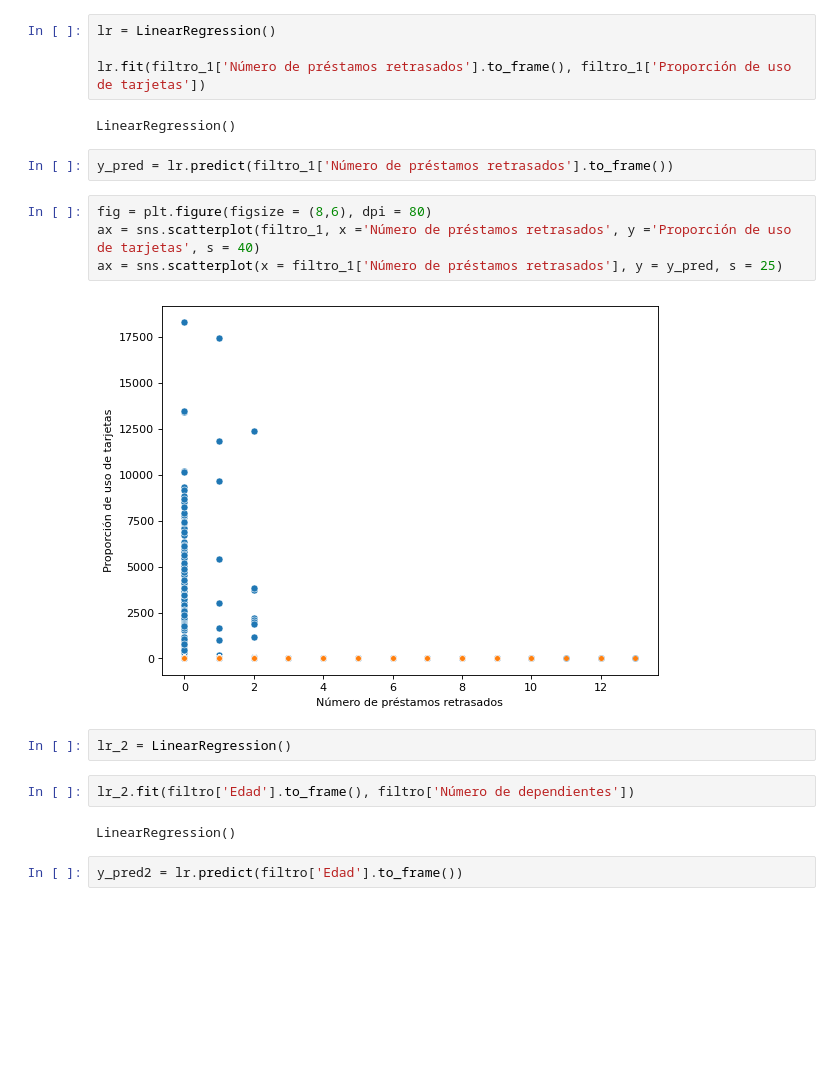
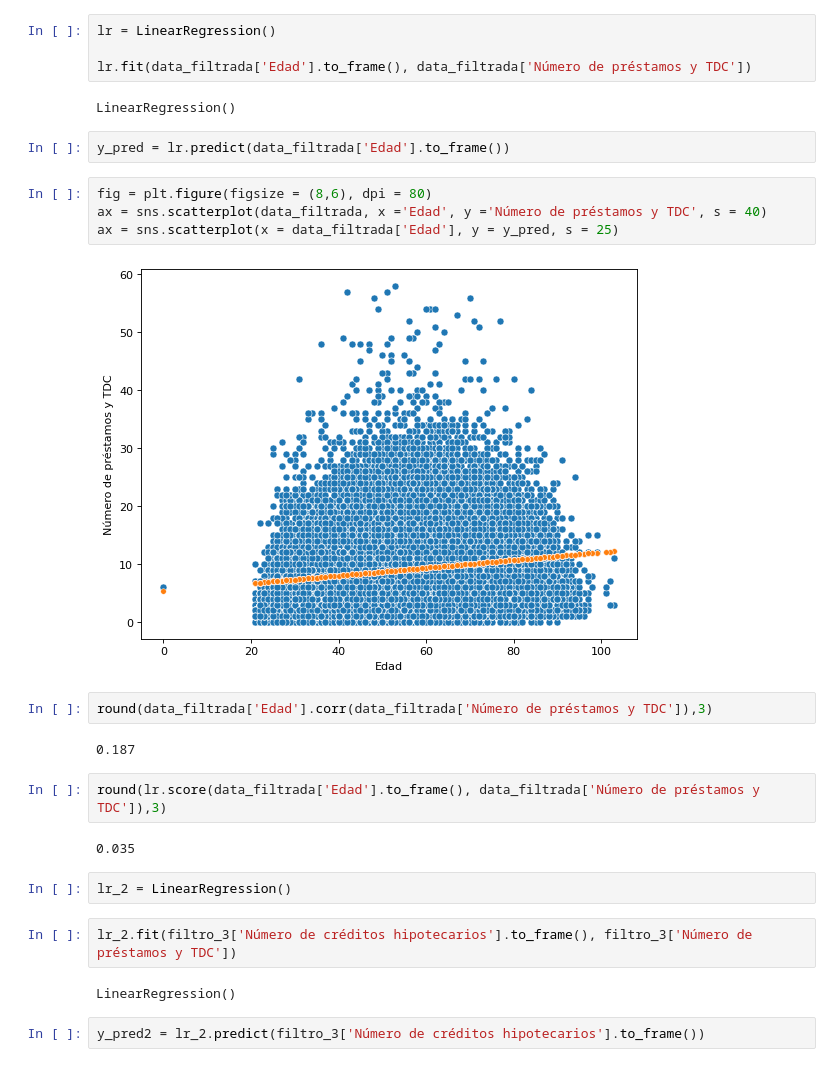
Before and after one commit to FranzValerio/Postwork-4, a Jupyter notebook: PW4.ipynb, the cells around one changed output. Drawn from its saved outputs; the diff is of its cells as text; blank space fills up the shorter version.

```diff
--- a/PW4.ipynb
+++ b/PW4.ipynb
@@ -200,24 +180,32 @@ ax = sns.scatterplot(filtro_4, x = 'Número de préstamos retrasados', y = 'Núm
 # %%
 lr = LinearRegression()
 
-lr.fit(filtro_1['Número de préstamos retrasados'].to_frame(), filtro_1['Proporción de uso de tarjetas'])
+lr.fit(data_filtrada['Edad'].to_frame(), data_filtrada['Número de préstamos y TDC'])
 # %% [output]
 LinearRegression()
 # %%
-y_pred = lr.predict(filtro_1['Número de préstamos retrasados'].to_frame())
+y_pred = lr.predict(data_filtrada['Edad'].to_frame())
 # %%
 fig = plt.figure(figsize = (8,6), dpi = 80)
-ax = sns.scatterplot(filtro_1, x ='Número de préstamos retrasados', y ='Proporción de uso de tarjetas', s = 40)
-ax = sns.scatterplot(x = filtro_1['Número de préstamos retrasados'], y = y_pred, s = 25)
+ax = sns.scatterplot(data_filtrada, x ='Edad', y ='Número de préstamos y TDC', s = 40)
+ax = sns.scatterplot(x = data_filtrada['Edad'], y = y_pred, s = 25)
 # %% [output]
-[figure, old version]
+[figure, new version]
+# %%
+round(data_filtrada['Edad'].corr(data_filtrada['Número de préstamos y TDC']),3)
+# %% [output]
+0.187
+# %%
+round(lr.score(data_filtrada['Edad'].to_frame(), data_filtrada['Número de préstamos y TDC']),3)
+# %% [output]
+0.035
 # %%
 lr_2 = LinearRegression()
-# %%
-lr_2.fit(filtro['Edad'].to_frame(), filtro['Número de dependientes'])
-# %% [output]
-LinearRegression()
-# %%
-y_pred2 = lr.predict(filtro['Edad'].to_frame())
+# %%
+lr_2.fit(filtro_3['Número de créditos hipotecarios'].to_frame(), filtro_3['Número de préstamos y TDC'])
+# %% [output]
+LinearRegression()
+# %%
+y_pred2 = lr_2.predict(filtro_3['Número de créditos hipotecarios'].to_frame())
 # %%
 fig = plt.figure(figsize = (8,6), dpi = 80)
```
Also changed, not shown: parts of 9 cells of this notebook.
